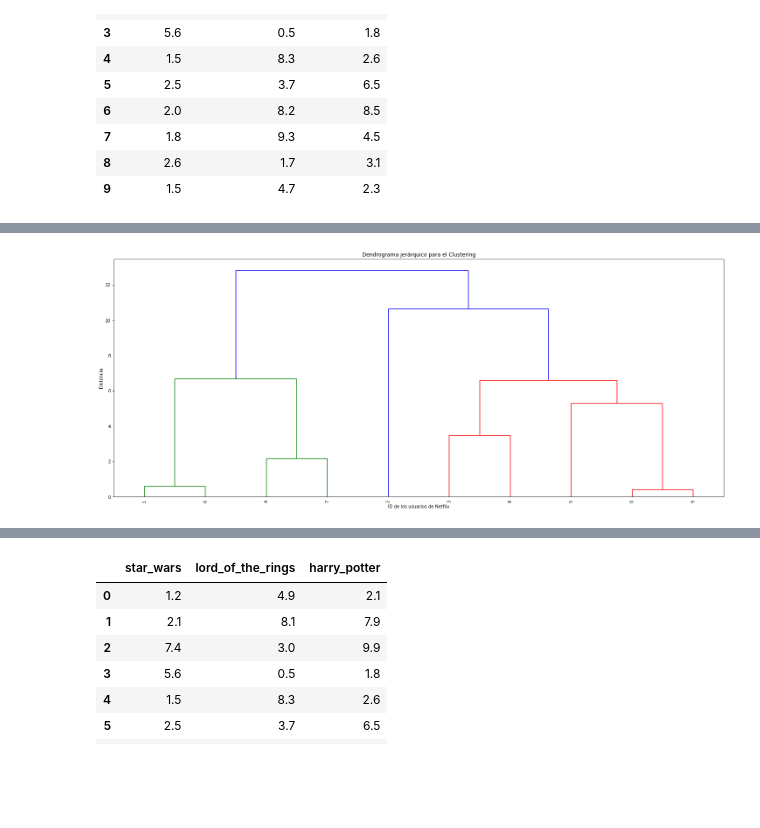
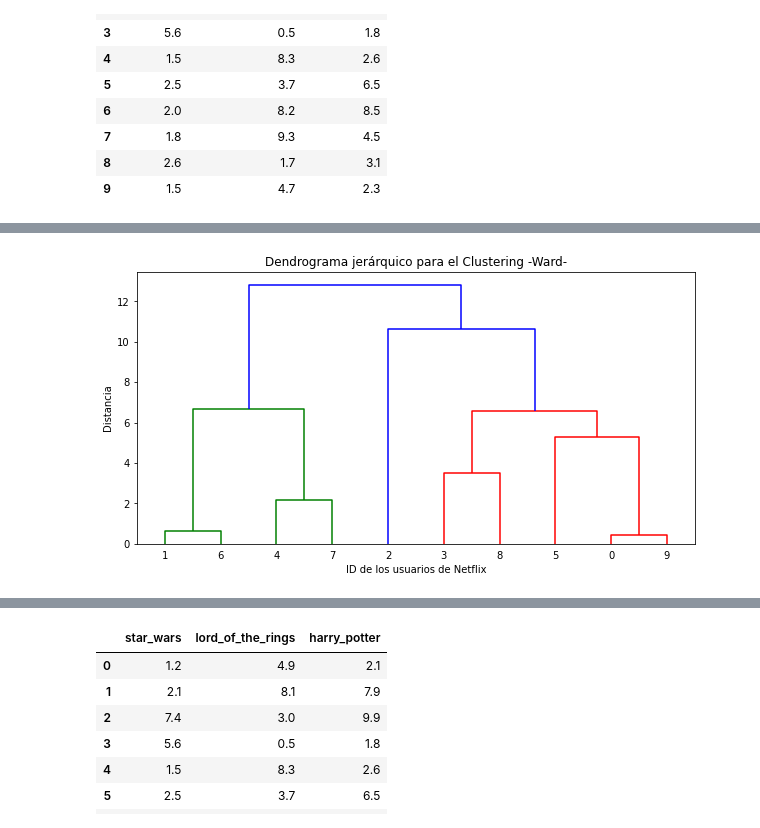
Before and after one commit to EduHdzVillasana/UdemyDS, a Jupyter notebook: Seccion 9/Distancias.ipynb, the cells around one changed output, grey strips where cells are left out. Cells and saved outputs as stored; diff of their text form; code cells hidden in the pictures; blank space fills up the shorter version.

```diff
--- a/Seccion 9/Distancias.ipynb
+++ b/Seccion 9/Distancias.ipynb
@@ -9,7 +9,7 @@ from scipy.spatial import distance_matrix
 import pandas as pd
 import os
 # %%
-mainpath = "E:/Curso de Python/Repositorio/python-ml-course/datasets/"
+mainpath = "https://raw.githubusercontent.com/joanby/python-ml-course/master/datasets"
 filepath = "movies/movies.csv"
 data = pd.read_csv(os.path.join(mainpath,filepath), sep=";")
 data
@@ -355,11 +368,9 @@ data[movies]
 # %%
-Z = linkage(data[movies], "ward")
-Z
-plt.figure(figsize=(25,10))
-plt.title("Dendrograma jerárquico para el Clustering")
+plt.figure(figsize=(10,5))
+plt.title("Dendrograma jerárquico para el Clustering -Ward-")
 plt.xlabel("ID de los usuarios de Netflix")
 plt.ylabel("Distancia")
-dendrogram(Z, leaf_rotation=90., leaf_font_size=10.0)
+dendrogram(Z, leaf_font_size=10.0)
 plt.show()
 # %% [output]
-[figure, old version]
+[figure, new version]
```
Also changed, not shown: parts of 10 cells of this notebook.
